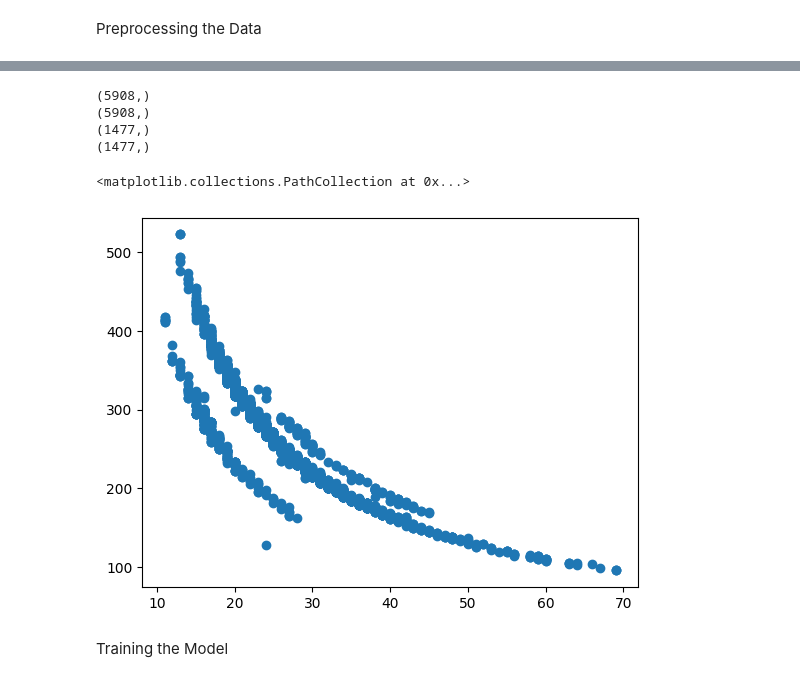
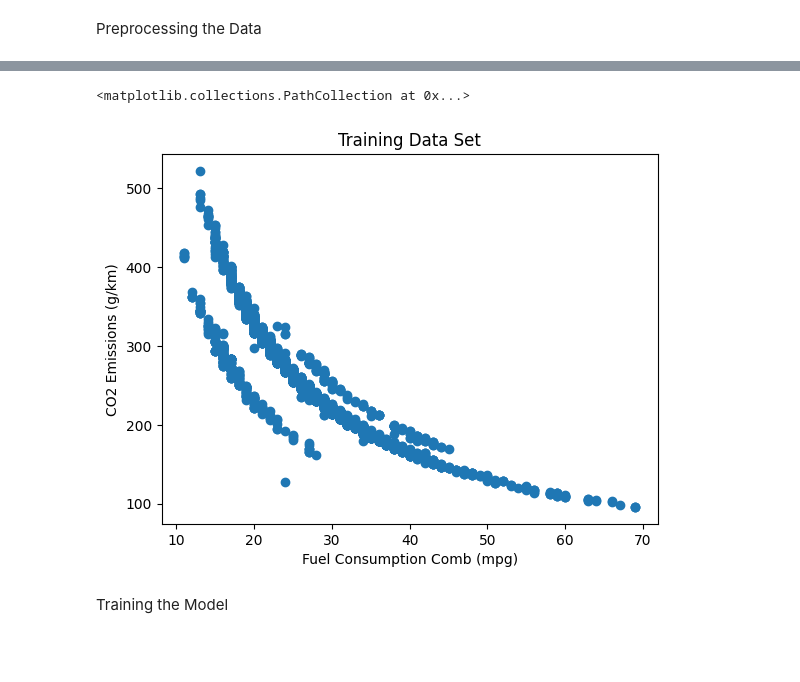
Before and after one commit to aaryangpatel/CO2EmissionsLinearRegression, a Jupyter notebook: LinearRegression.ipynb, the cells around one changed output, grey strips where cells are left out. Cells and saved outputs as stored; diff of their text form; code cells hidden in the pictures; blank space fills up the shorter version.

```diff
--- a/LinearRegression.ipynb
+++ b/LinearRegression.ipynb
@@ -34,22 +34,15 @@ train_Y = df[:split]['CO2 Emissions(g/km)']
 
 test_X = df[split:]['Fuel Consumption Comb (mpg)']
 test_Y = df[split:]['CO2 Emissions(g/km)']
-
-print(train_X.shape)
-print(train_Y.shape)
-
-print(test_X.shape)
-print(test_Y.shape)
-# %% [output]
-(5908,)
-(5908,)
-(1477,)
-(1477,)
 # %%
+plt.title("Training Data Set")
+plt.xlabel('Fuel Consumption Comb (mpg)')
+plt.ylabel('CO2 Emissions (g/km)')
+
 plt.scatter(train_X, train_Y)
 # %% [output]
 <matplotlib.collections.PathCollection at 0x...>
-[figure, old version]
+[figure, new version]
 # %% [markdown]
 Training the Model
 # %%
```
Also changed, not shown: parts of 3 cells of this notebook.
